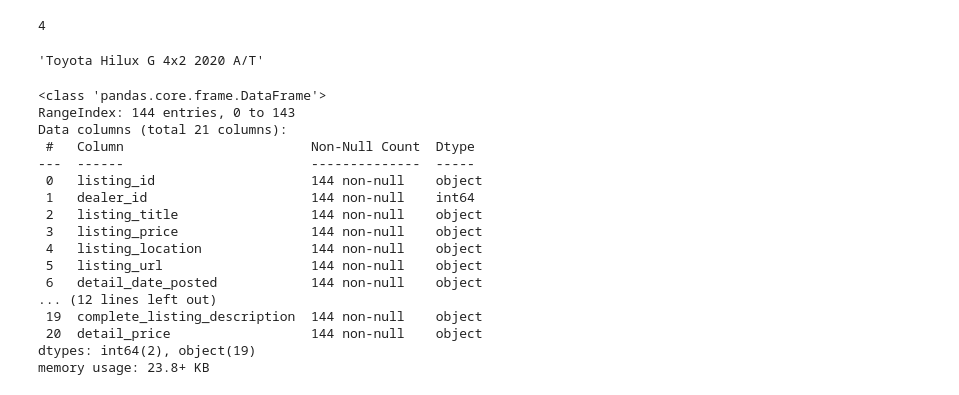
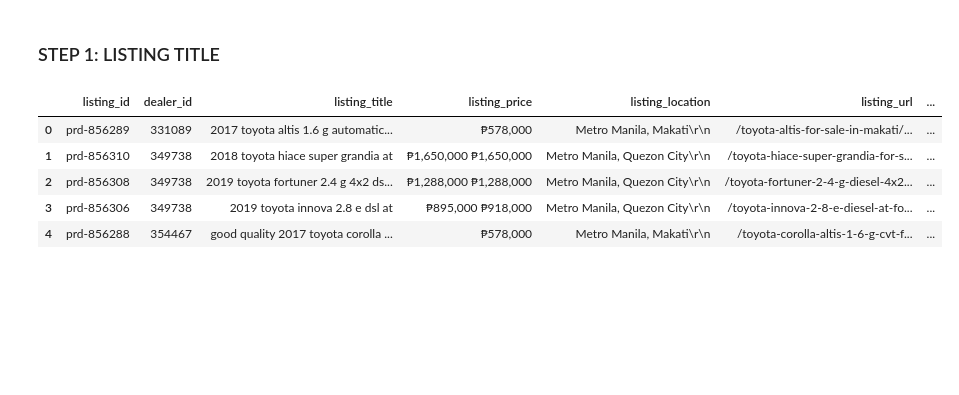
Before and after one commit to gryAI/CarValuePro, a Jupyter notebook: notebooks/transform.ipynb, the cells around one changed output. Drawn from its saved outputs; the diff is of its cells as text; code cells hidden in the pictures; blank space fills up the shorter version.

```diff
--- a/notebooks/transform.ipynb
+++ b/notebooks/transform.ipynb
@@ -35,28 +70,23 @@ HOT!!! 2023 Mitsubishi Mirage GLX for sale at affordable price
-# %%
-data['listing_title'].nunique()
-# %% [output]
-4
-# %%
-data.iloc[4,2]
-# %% [output]
-'Toyota Hilux G 4x2 2020 A/T'
-# %%
-data.info()
-# %% [output]
-<class 'pandas.core.frame.DataFrame'>
-RangeIndex: 144 entries, 0 to 143
-Data columns (total 21 columns):
- #   Column                        Non-Null Count  Dtype
----  ------                        --------------  -----
- 0   listing_id                    144 non-null    object
- 1   dealer_id                     144 non-null    int64
- 2   listing_title                 144 non-null    object
- 3   listing_price                 144 non-null    object
- 4   listing_location              144 non-null    object
- 5   listing_url                   144 non-null    object
- 6   detail_date_posted            144 non-null    object
-... (12 lines left out)
- 19  complete_listing_description  144 non-null    object
- 20  detail_price                  144 non-null    object
-dtypes: int64(2), object(19)
-memory usage: 23.8+ KB
+# %% [markdown]
+### STEP 1: LISTING TITLE
+# %%
+def remove_words(text, words):
+    # Tokenize the text into individual words
+    tokens = text.split()
+    # Remove the unwanted words
+    filtered_tokens = [word for word in tokens if word.lower() not in words]
+    # Join the remaining tokens back into a string
+    return ' '.join(filtered_tokens)
+# %%
+words_to_remove = ['for', 'sale', 'contact', 'only', 'look', 'affordable', '!', 'hot', 'us', 'details', 'call', 'hot!!!', 'only!', 'bonnevie09384588779', 'carl']
+
+data['listing_title'] = data['listing_title'].apply(lambda x: clean(x, no_emoji=True))
+data['listing_title'] = data['listing_title'].apply(lambda x: remove_words(x, words_to_remove))
+data.head()
+# %% [output]
+|  | listing_id | dealer_id | listing_title | listing_price | listing_location | listing_url | ... |
+| 0 | prd-856289 | 331089 | 2017 toyota altis 1.6 g automatic... | ₱578,000 | Metro Manila, Makati\r\n | /toyota-altis-for-sale-in-makati/... | ... |
+| 1 | prd-856310 | 349738 | 2018 toyota hiace super grandia at | ₱1,650,000 ₱1,650,000 | Metro Manila, Quezon City\r\n | /toyota-hiace-super-grandia-for-s... | ... |
+| 2 | prd-856308 | 349738 | 2019 toyota fortuner 2.4 g 4x2 ds... | ₱1,288,000 ₱1,288,000 | Metro Manila, Quezon City\r\n | /toyota-fortuner-2-4-g-diesel-4x2... | ... |
+| 3 | prd-856306 | 349738 | 2019 toyota innova 2.8 e dsl at | ₱895,000 ₱918,000 | Metro Manila, Quezon City\r\n | /toyota-innova-2-8-e-diesel-at-fo... | ... |
+| 4 | prd-856288 | 354467 | good quality 2017 toyota corolla ... | ₱578,000 | Metro Manila, Makati\r\n | /toyota-corolla-altis-1-6-g-cvt-f... | ... |
```
Also changed, not shown: parts of 23 cells of this notebook, 13 other files.
